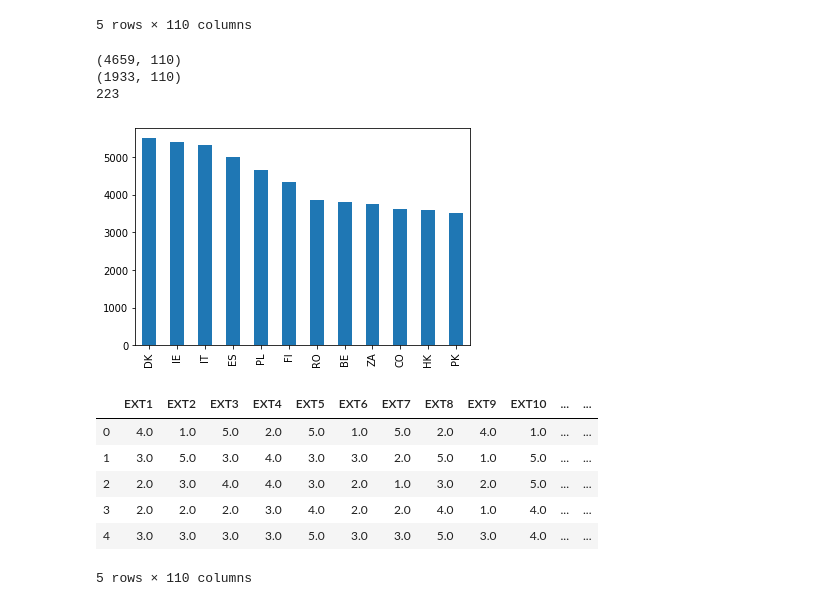
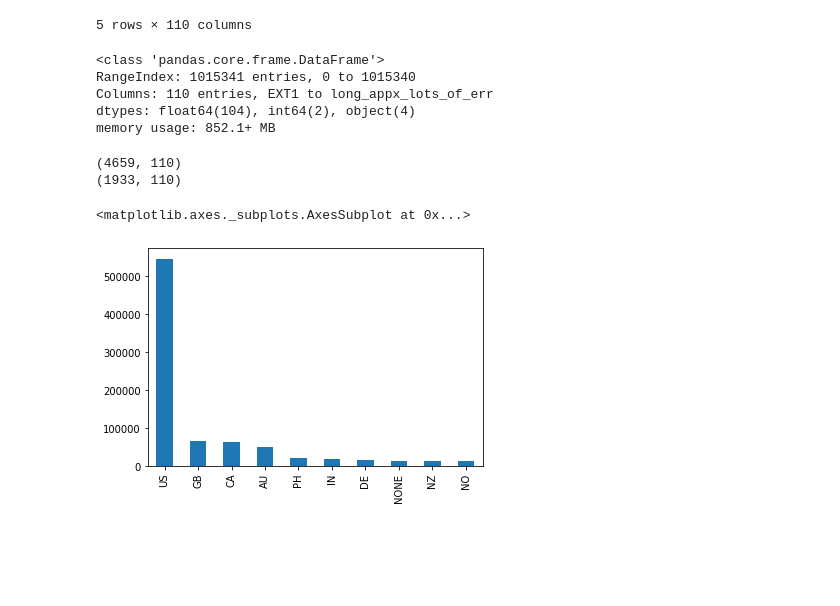
Before and after one commit to piotrmucha/artificialIntelligence, a Jupyter notebook: MyProject.ipynb, the cells around one changed output. Saved outputs shown, nothing was run; the diff lists cells and outputs as text; code cells hidden in the pictures; blank space fills up the shorter version.

```diff
--- a/MyProject.ipynb
+++ b/MyProject.ipynb
@@ -13,25 +13,20 @@ data.head()
 | 3 | 2.0 | 2.0 | 2.0 | 3.0 | 4.0 | 2.0 | 2.0 | 4.0 | 1.0 | 4.0 | ... | ... |
 | 4 | 3.0 | 3.0 | 3.0 | 3.0 | 5.0 | 3.0 | 3.0 | 5.0 | 3.0 | 4.0 | ... | ... |
 5 rows × 110 columns
+# %%
+data.info()
+# %% [output]
+<class 'pandas.core.frame.DataFrame'>
+RangeIndex: 1015341 entries, 0 to 1015340
+Columns: 110 entries, EXT1 to long_appx_lots_of_err
+dtypes: float64(104), int64(2), object(4)
+memory usage: 852.1+ MB
 # %%
 print(data[data["country"] == "PL"].shape)
 print(data[data["country"] == "JP"].shape)
-series = data["country"].value_counts()
-print(len(series))
-lol = data["country"].value_counts().between(3500,6000)
-plt = series[lol].plot.bar()
+data["country"].value_counts().nlargest(10).plot.bar()
 # %% [output]
 (4659, 110)
 (1933, 110)
-223
+<matplotlib.axes._subplots.AxesSubplot at 0x...>
-[figure, old version]
+[figure, new version]
-# %%
-data.head()
-# %% [output]
-|  | EXT1 | EXT2 | EXT3 | EXT4 | EXT5 | EXT6 | EXT7 | EXT8 | EXT9 | EXT10 | ... | ... |
-| 0 | 4.0 | 1.0 | 5.0 | 2.0 | 5.0 | 1.0 | 5.0 | 2.0 | 4.0 | 1.0 | ... | ... |
-| 1 | 3.0 | 5.0 | 3.0 | 4.0 | 3.0 | 3.0 | 2.0 | 5.0 | 1.0 | 5.0 | ... | ... |
-| 2 | 2.0 | 3.0 | 4.0 | 4.0 | 3.0 | 2.0 | 1.0 | 3.0 | 2.0 | 5.0 | ... | ... |
-| 3 | 2.0 | 2.0 | 2.0 | 3.0 | 4.0 | 2.0 | 2.0 | 4.0 | 1.0 | 4.0 | ... | ... |
-| 4 | 3.0 | 3.0 | 3.0 | 3.0 | 5.0 | 3.0 | 3.0 | 5.0 | 3.0 | 4.0 | ... | ... |
-5 rows × 110 columns
```
Also changed, not shown: parts of 18 cells of this notebook.
